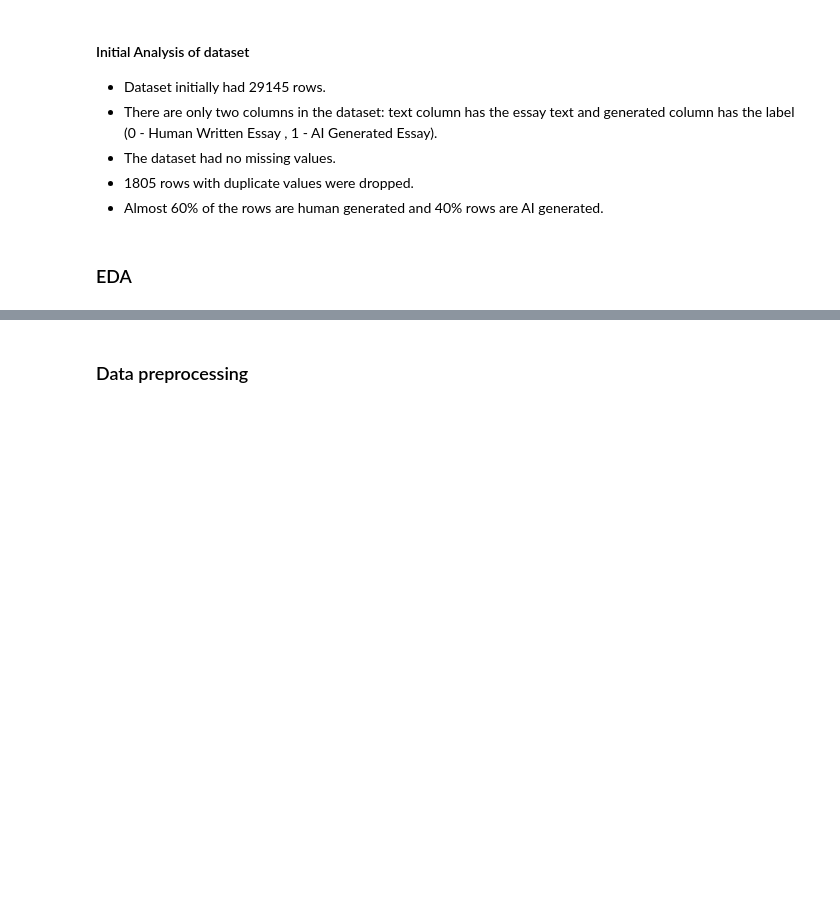
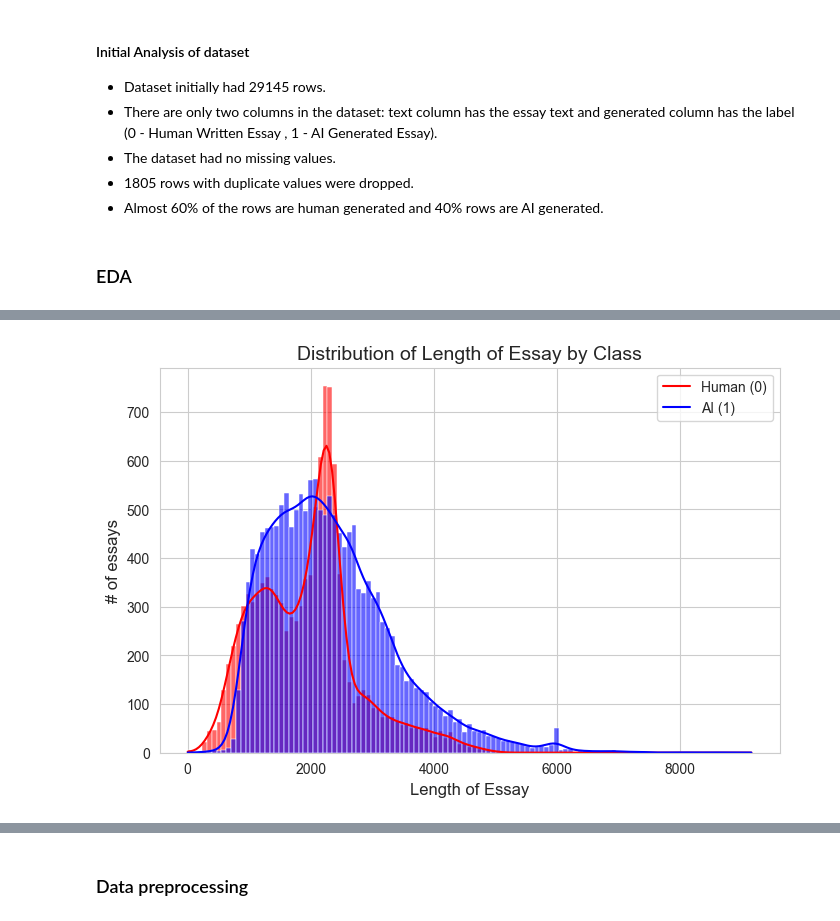
Before and after one commit to AnshumanMohanty-2001/Detect-AI-Text-using-LLMs, a Jupyter notebook: Detect_AI_text.ipynb, the cells around one changed output, grey strips where cells are left out. Saved outputs shown, nothing was run; the diff lists cells and outputs as text; code cells hidden in the pictures; blank space fills up the shorter version.

```diff
--- a/Detect_AI_text.ipynb
+++ b/Detect_AI_text.ipynb
@@ -161,0 +195,4 @@ plot_histogram(df, 'word_length', 'Frequency of words')
+# %%
+plot_histogram(df, 'essay_length', 'Length of Essay')
+# %% [output]
+[figure, added]
```
Also changed, not shown: parts of 40 cells of this notebook.
